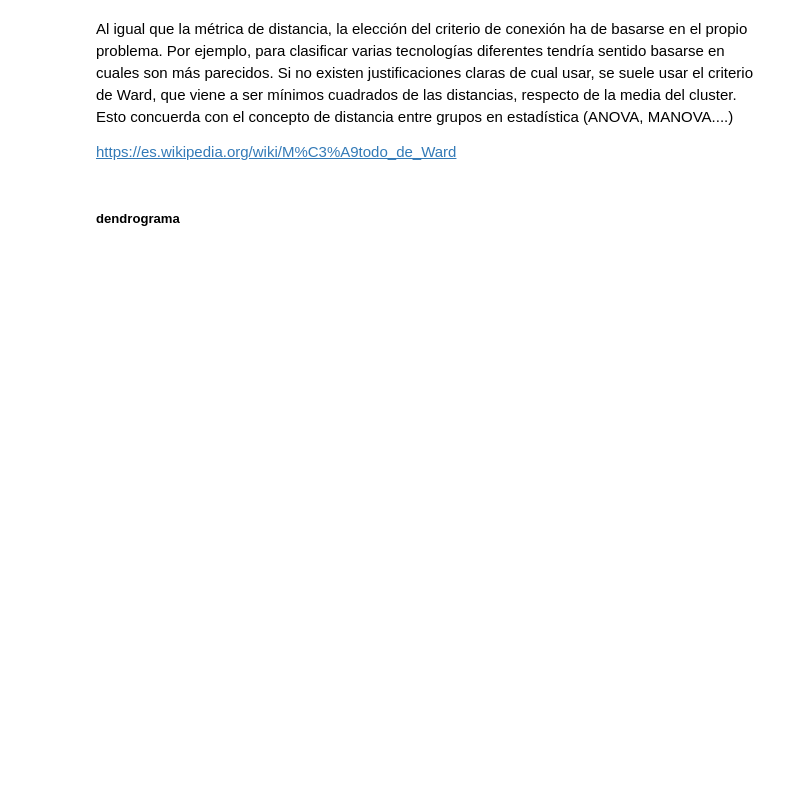
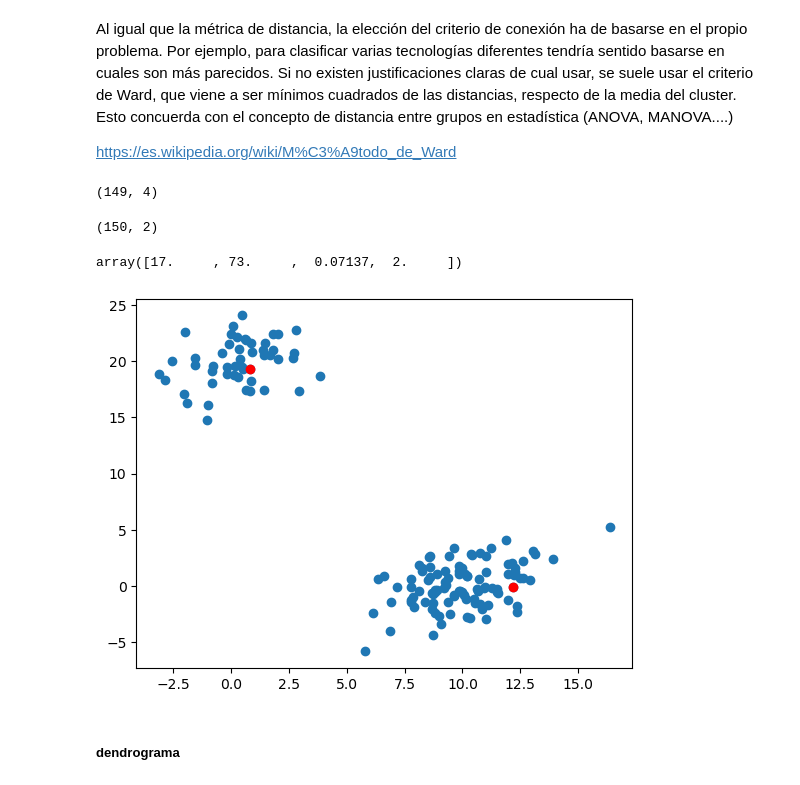
Before and after one commit to Ironhack-Data-Madrid-Octubre-2023/apuntes_clase, a Jupyter notebook: semana_7/4.1 - Intro Unsupervised Learning.ipynb, the cells around one changed output. Drawn from its saved outputs; the diff is of its cells as text; code cells hidden in the pictures; blank space fills up the shorter version.

```diff
--- a/semana_7/4.1 - Intro Unsupervised Learning.ipynb
+++ b/semana_7/4.1 - Intro Unsupervised Learning.ipynb
@@ -95,2 +340,26 @@ https://es.wikipedia.org/wiki/M%C3%A9todo_de_Ward
+# %%
+# matriz de conexion
+
+Z = linkage(X, 'ward')
+
+Z.shape
+# %% [output]
+(149, 4)
+# %%
+X.shape
+# %% [output]
+(150, 2)
+# %%
+Z[3]     # id1, id2, distancia, nº de elementos
+# %% [output]
+array([17.     , 73.     ,  0.07137,  2.     ])
+# %%
+idx=[48, 100]
+
+plt.scatter(X[:, 0], X[:, 1])
+
+plt.scatter(X[idx, 0], X[idx, 1], c='r');
+# %% [output]
+[figure, added]
 # %% [markdown]
 ##### dendrograma
```
Also changed, not shown: parts of 53 cells of this notebook.
